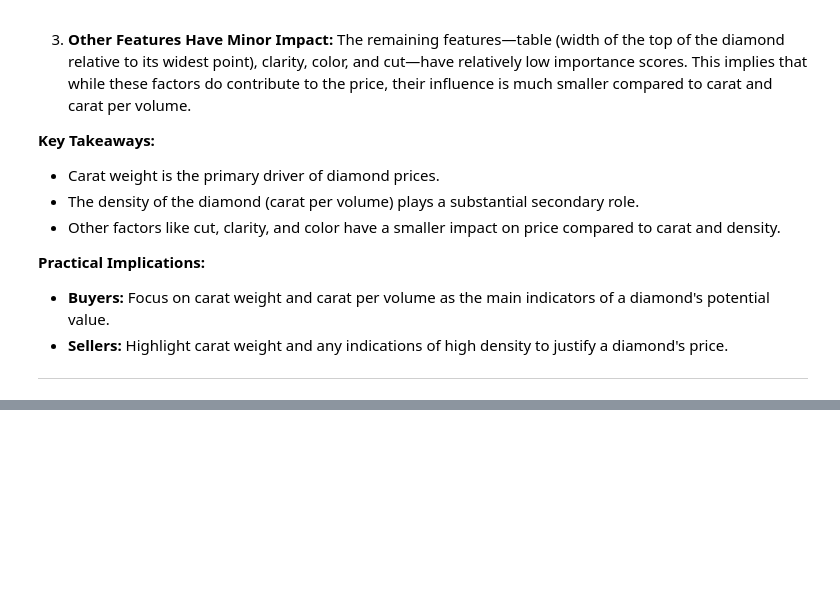
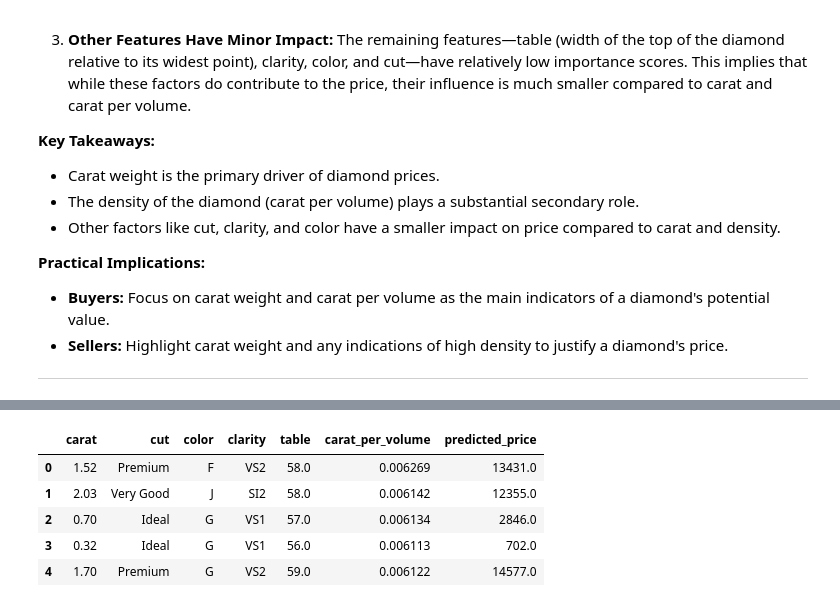
Before and after one commit to rizkykesuma/portfolio, a Jupyter notebook: Diamond Study Case/eda dsf day 3 edited.ipynb, the cells around one changed output, grey strips where cells are left out. Drawn from its saved outputs; the diff is of its cells as text; code cells hidden in the pictures; blank space fills up the shorter version.

```diff
--- a/Diamond Study Case/eda dsf day 3 edited.ipynb
+++ b/Diamond Study Case/eda dsf day 3 edited.ipynb
@@ -830,0 +815,12 @@ table
+# %%
+y_pred = np.round(np.exp(best_model.predict(X_actual)), 0)
+table = X
+table['predicted_price'] = y_pred
+table.head()
+# %% [output]
+|  | carat | cut | color | clarity | table | carat_per_volume | predicted_price |
+| 0 | 1.52 | Premium | F | VS2 | 58.0 | 0.006269 | 13431.0 |
+| 1 | 2.03 | Very Good | J | SI2 | 58.0 | 0.006142 | 12355.0 |
+| 2 | 0.70 | Ideal | G | VS1 | 57.0 | 0.006134 | 2846.0 |
+| 3 | 0.32 | Ideal | G | VS1 | 56.0 | 0.006113 | 702.0 |
+| 4 | 1.70 | Premium | G | VS2 | 59.0 | 0.006122 | 14577.0 |
```
Also changed, not shown: parts of 11 cells of this notebook.
